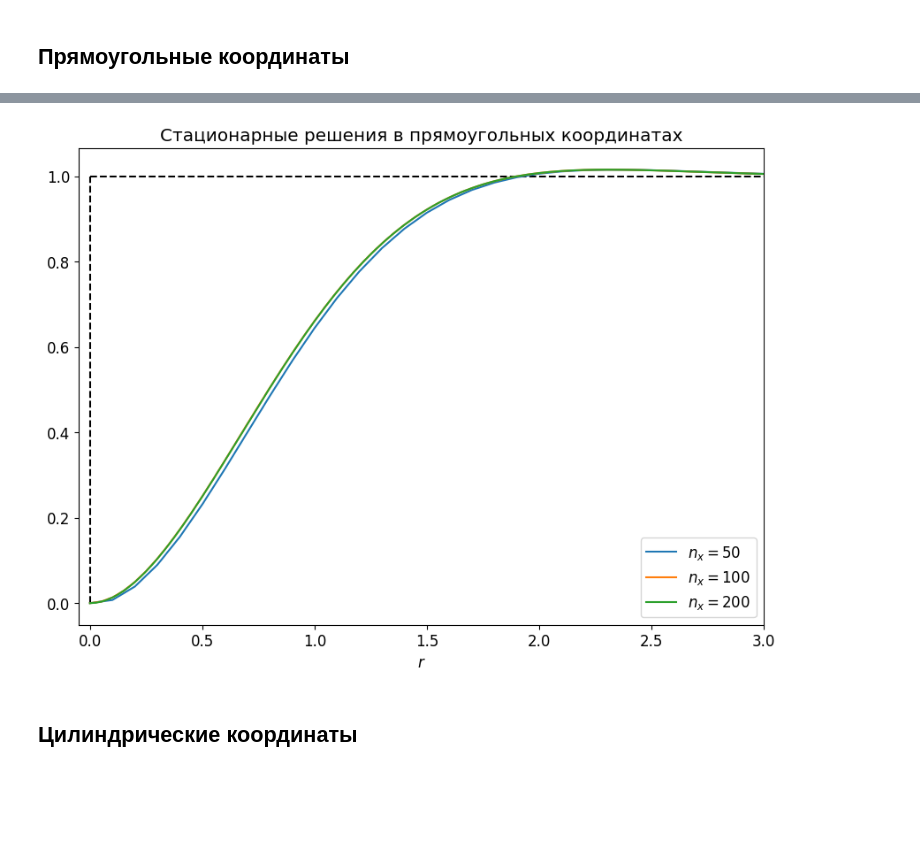
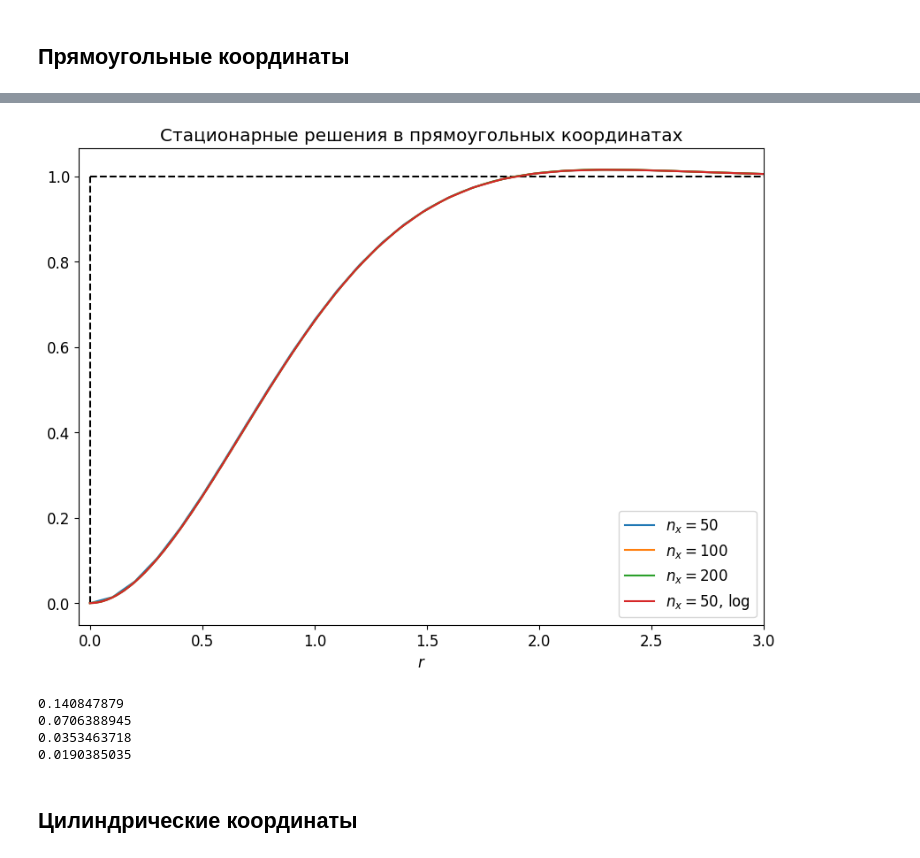
Before and after one commit to ponomarevandr/disruption, a Jupyter notebook: various_coordinates/experiments/test_bilaplasian/test_bilaplasian.ipynb, the cells around one changed output, grey strips where cells are left out. Cells and saved outputs as stored; diff of their text form; code cells hidden in the pictures; blank space fills up the shorter version.

```diff
--- a/various_coordinates/experiments/test_bilaplasian/test_bilaplasian.ipynb
+++ b/various_coordinates/experiments/test_bilaplasian/test_bilaplasian.ipynb
@@ -57,0 +63,3 @@ norm_plot(model_200, '$n_x = 200$')
+# %%
+model_50_log = model_from_file('../../bin/model_50_log.csv')
+norm_plot(model_50_log, '$n_x = 50$, log')
@@ -58,17 +68,26 @@ norm_plot(model_200, '$n_x = 200$')
 # %%
 plt.figure(figsize=(10, 7))
 plt.title('Стационарные решения в прямоугольных координатах')
 plt.xlim([-0.05, 3])
 plt.xlabel('$r$')
 plt.plot([0, 0], [0, 1], '--', color='black', label='_nolegend_')
 plt.plot([0, 5], [1, 1], '--', color='black', label='_nolegend_')
-plt.plot(model_50.xs, model_50.phi_at_t(7))
+plt.plot(model_50.xs, model_50.phi_at_t(8))
 plt.plot(model_100.xs, model_100.phi_at_t(7))
-plt.plot(model_200.xs, model_200.phi_at_t(7))
-plt.legend(['$n_x = 50$', '$n_x = 100$', '$n_x = 200$'])
+plt.plot(model_200.xs, model_200.phi_at_t(6))
+plt.plot(model_50_log.xs, model_50_log.phi_at_t(6))
+plt.legend(['$n_x = 50$', '$n_x = 100$', '$n_x = 200$', '$n_x = 50$, log'])
 plt.show()
 # %% [output]
-[figure, old version]
+[figure, new version]
+# %%
+for model in [model_50, model_100, model_200, model_50_log]:
+    print(model.df_additional.iloc[-1, 1])
+# %% [output]
+0.140847879
+0.0706388945
+0.0353463718
+0.0190385035
 # %% [markdown]
 ## Цилиндрические координаты
 # %%
```
Also changed, not shown: parts of 20 cells of this notebook, 3 other files.
